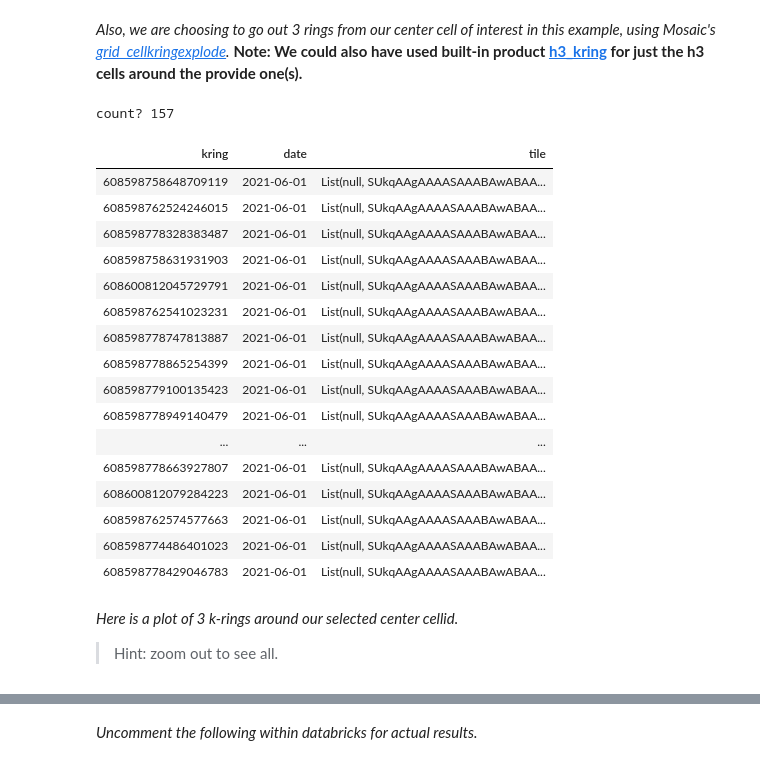
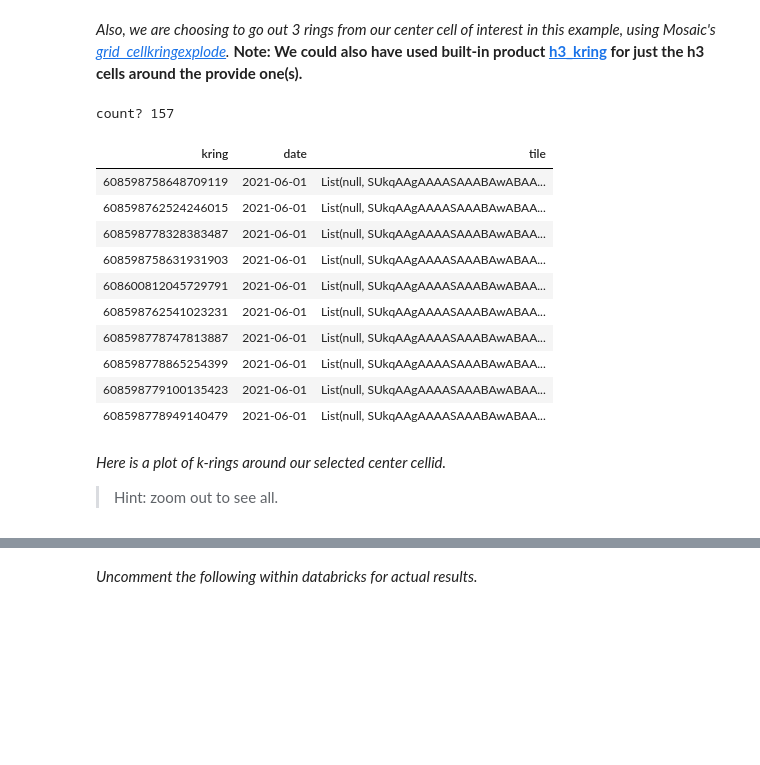
Before and after one commit to databrickslabs/mosaic, a Jupyter notebook: notebooks/examples/python/EarthObservation/EOGriddedSTAC/03. Gridded EO Data.ipynb, the cells around one changed output, grey strips where cells are left out. Cells and saved outputs as stored; diff of their text form; code cells hidden in the pictures; blank space fills up the shorter version.

```diff
--- a/notebooks/examples/python/EarthObservation/EOGriddedSTAC/03. Gridded EO Data.ipynb
+++ b/notebooks/examples/python/EarthObservation/EOGriddedSTAC/03. Gridded EO Data.ipynb
@@ -633,34 +657,28 @@ _Also, we are choosing to go out 3 rings from our center cell of interest in thi
 # %%
 kring_df = (
   h3_df
     .filter(dbf.h3_toparent("index_id", 5) == kring_cellid)
     .withColumn("kring", mos.grid_cellkringexplode("index_id", F.lit(3)))
     .groupBy("kring", "date")
       .agg(mos.rst_merge_agg("tile").alias("tile"))
 )
 print(f"count? {kring_df.count():,}")
-kring_df.display()
+kring_df.limit(10).display()
 # %% [output]
 count? 157
 | kring | date | tile |
 | 608598758648709119 | 2021-06-01 | List(null, SUkqAAgAAAASAAABAwABAA... |
 | 608598762524246015 | 2021-06-01 | List(null, SUkqAAgAAAASAAABAwABAA... |
 | 608598778328383487 | 2021-06-01 | List(null, SUkqAAgAAAASAAABAwABAA... |
 | 608598758631931903 | 2021-06-01 | List(null, SUkqAAgAAAASAAABAwABAA... |
 | 608600812045729791 | 2021-06-01 | List(null, SUkqAAgAAAASAAABAwABAA... |
 | 608598762541023231 | 2021-06-01 | List(null, SUkqAAgAAAASAAABAwABAA... |
 | 608598778747813887 | 2021-06-01 | List(null, SUkqAAgAAAASAAABAwABAA... |
 | 608598778865254399 | 2021-06-01 | List(null, SUkqAAgAAAASAAABAwABAA... |
 | 608598779100135423 | 2021-06-01 | List(null, SUkqAAgAAAASAAABAwABAA... |
 | 608598778949140479 | 2021-06-01 | List(null, SUkqAAgAAAASAAABAwABAA... |
-| ... | ... | ... |
-| 608598778663927807 | 2021-06-01 | List(null, SUkqAAgAAAASAAABAwABAA... |
-| 608600812079284223 | 2021-06-01 | List(null, SUkqAAgAAAASAAABAwABAA... |
-| 608598762574577663 | 2021-06-01 | List(null, SUkqAAgAAAASAAABAwABAA... |
-| 608598774486401023 | 2021-06-01 | List(null, SUkqAAgAAAASAAABAwABAA... |
-| 608598778429046783 | 2021-06-01 | List(null, SUkqAAgAAAASAAABAwABAA... |
 # %% [markdown]
-_Here is a plot of 3 k-rings around our selected center cellid._
+_Here is a plot of k-rings around our selected center cellid._
 
 > Hint: zoom out to see all.
 # %%
```
Also changed, not shown: parts of 16 cells of this notebook.
